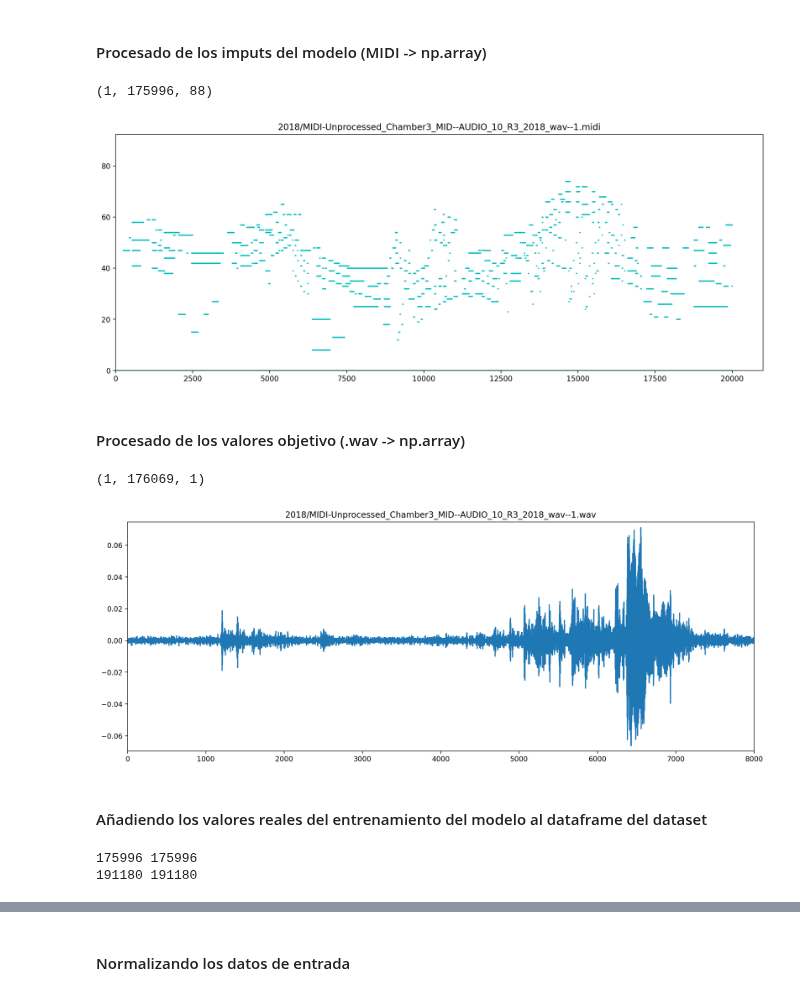
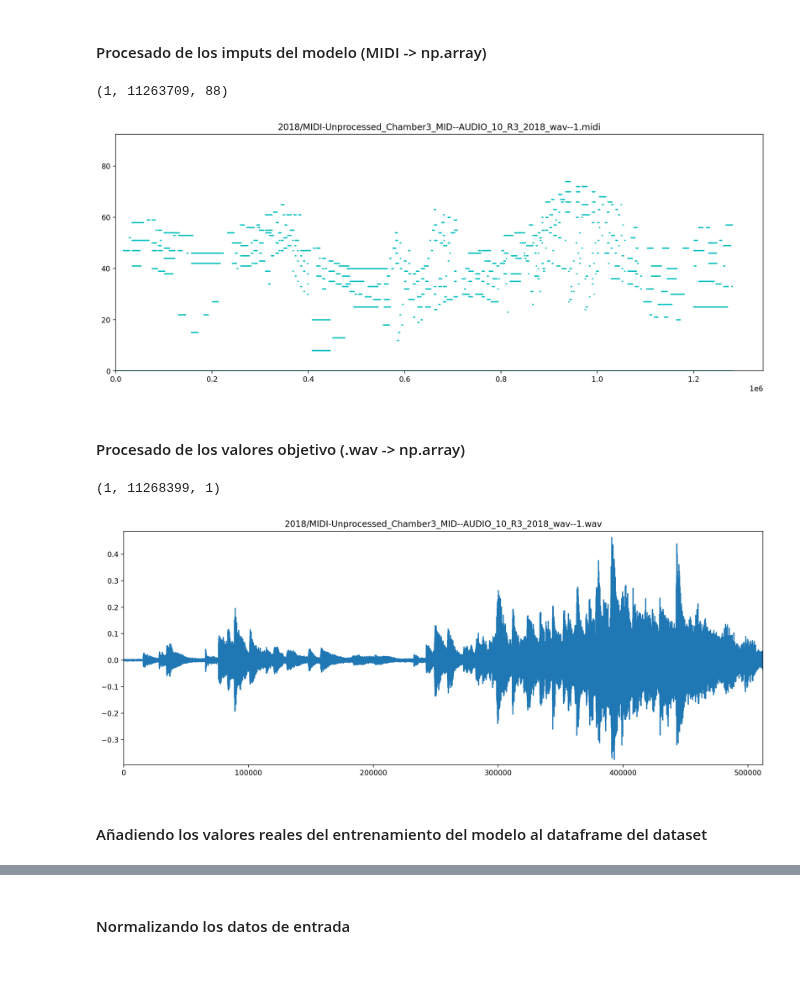
Before and after one commit to alvaro-lg/TFG, a Jupyter notebook: TFG.ipynb, the cells around one changed output, grey strips where cells are left out. Saved outputs shown, nothing was run; the diff lists cells and outputs as text; code cells hidden in the pictures; blank space fills up the shorter version.

```diff
--- a/TFG.ipynb
+++ b/TFG.ipynb
@@ -38,9 +41,9 @@ df.head()
 #### Parámetros del procesado
 # %%
 # Parámetros de configuración de los archivos de audio
-SAMPLING_RATE = 250
+SAMPLING_RATE = 16000
 N_NOTES = 88
-N_ROWS = 2
+N_ROWS = 1
 
 if N_ROWS is not None:
     num = N_ROWS
@@ -216,12 +219,12 @@ def vectorize_midis(files, sampling_rate=SAMPLING_RATE, dir_path=PATH):
 
     return result
 # %%
-pianorolls = vectorize_midis(df['midi_filename'][0:1])
+pianorolls = vectorize_midis(df['midi_filename'][0:num])
 print(np.array(pianorolls).shape)
-plot_pianoroll(pianorolls[0][0:20000], title=df['midi_filename'][0])
+plot_pianoroll(pianorolls[0][0:1280000], title=df['midi_filename'][0])
 # %% [output]
-(1, 175996, 88)
+(1, 11263709, 88)
-[figure, old version]
+[figure, new version]
 # %% [markdown]
 #### Procesado de los valores objetivo (.wav -> np.array)
 # %%
@@ -266,12 +269,12 @@ def vectorize_wavs(files, sampling_rate=SAMPLING_RATE, dir_path=PATH):
 
     return result
 # %%
-waves = vectorize_wavs(df['audio_filename'][0:1])
+waves = vectorize_wavs(df['audio_filename'][0:num])
 print(np.array(waves).shape)
-plot_wav(waves[0][0:8000], title=df['audio_filename'][0])
+plot_wav(waves[0][0:512000], title=df['audio_filename'][0])
 # %% [output]
-(1, 176069, 1)
+(1, 11268399, 1)
-[figure, old version]
+[figure, new version]
 # %% [markdown]
 #### Añadiendo los valores reales del entrenamiento del modelo al dataframe del dataset
 # %%
@@ -281,19 +284,15 @@ y = [] # wavs
 # Añadimos una columna al dataframe con los datos de input de nuestra red (X) y nuestros
 # targets (y)
 for i in range(num):
-    tmp_X = vectorize_midis([df['midi_filename'][i]])[0]
-    tmp_y = vectorize_wavs([df['audio_filename'][i]])[0]
+    tmp_X = pianorolls[i]
+    tmp_y = waves[i]
 
     # Provisional hasta arreglar el tema de la precisión
     # TODO: Revisar
     max_len = min(len(tmp_X), len(tmp_y))
-    print(len(tmp_X[0:max_len]), len(tmp_y[0:max_len]))
 
     X.append(tmp_X[0:max_len])
     y.append(tmp_y[0:max_len])
-# %% [output]
-175996 175996
-191180 191180
 # %%
 # Rellenamos con Nones las listas para machear al longitud del dataframe
 X += [None] * (df.shape[0] - len(X))
```
Also changed, not shown: parts of 22 cells of this notebook, 1 other file.
